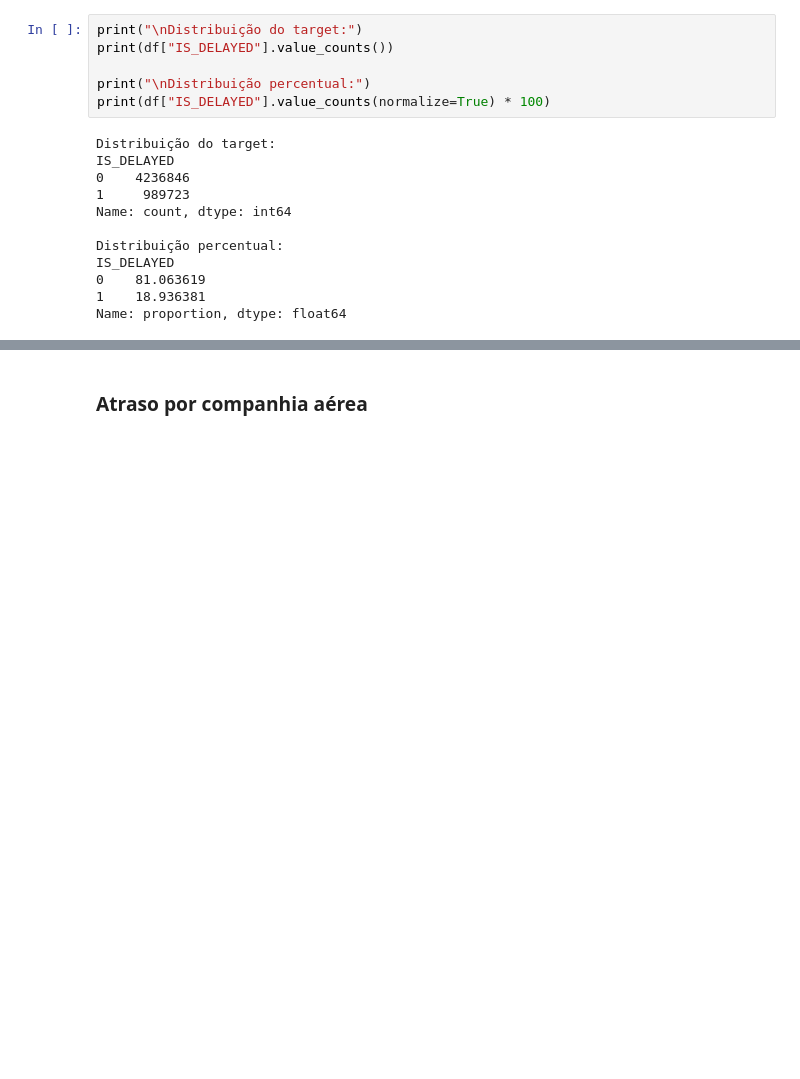
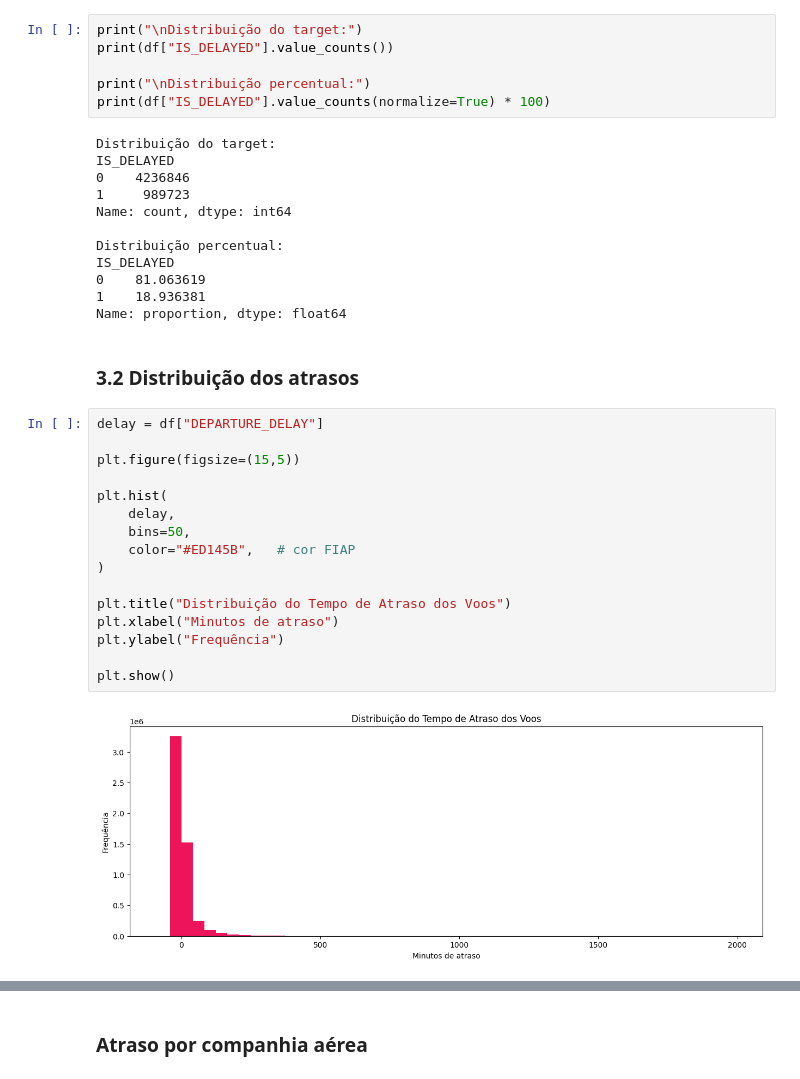
Before and after one commit to alicebiasilva/flight-delay-model-prediction, a Jupyter notebook: notebooks/data_exploration.ipynb, the cells around one changed output, grey strips where cells are left out. Cells and saved outputs as stored; diff of their text form; blank space fills up the shorter version.

```diff
--- a/notebooks/data_exploration.ipynb
+++ b/notebooks/data_exploration.ipynb
@@ -111,5 +64,25 @@ IS_DELAYED
 0    81.063619
 1    18.936381
 Name: proportion, dtype: float64
+# %% [markdown]
+### 3.2 Distribuição dos atrasos
+# %%
+delay = df["DEPARTURE_DELAY"]
+
+plt.figure(figsize=(15,5))
+
+plt.hist(
+    delay,
+    bins=50,
+    color="#ED145B",   # cor FIAP
+)
+
+plt.title("Distribuição do Tempo de Atraso dos Voos")
+plt.xlabel("Minutos de atraso")
+plt.ylabel("Frequência")
+
+plt.show()
+# %% [output]
+[figure, added]
 # %%
 print("O maior atraso foi de ", max(df["DEPARTURE_DELAY"]), "minutos.")
```
Also changed, not shown: parts of 42 cells of this notebook, 2 other files.
